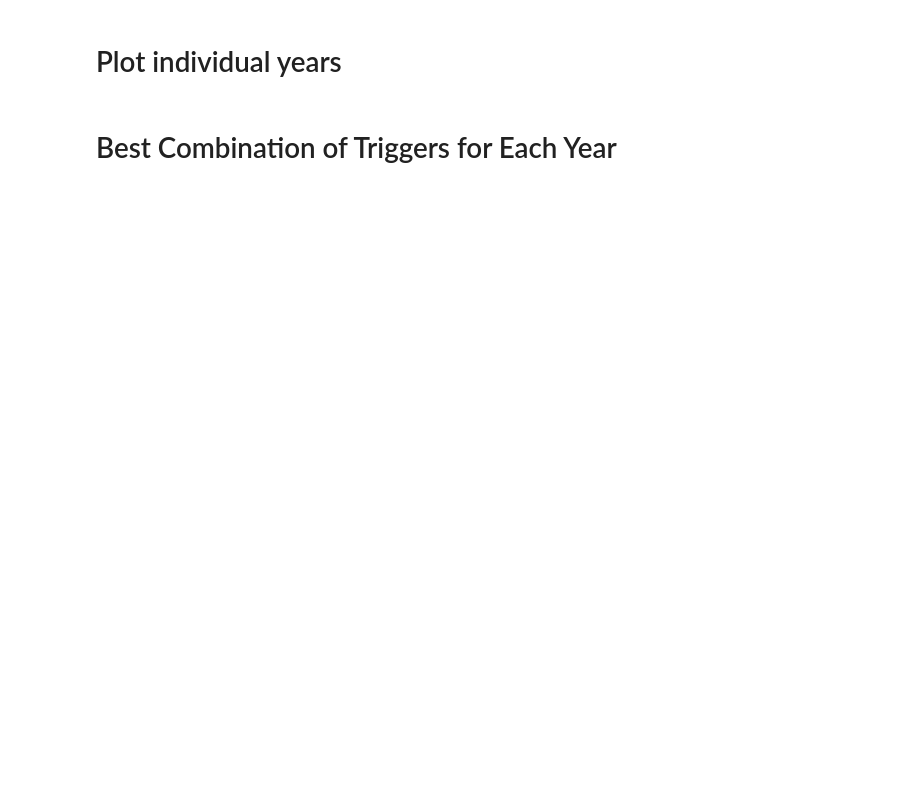
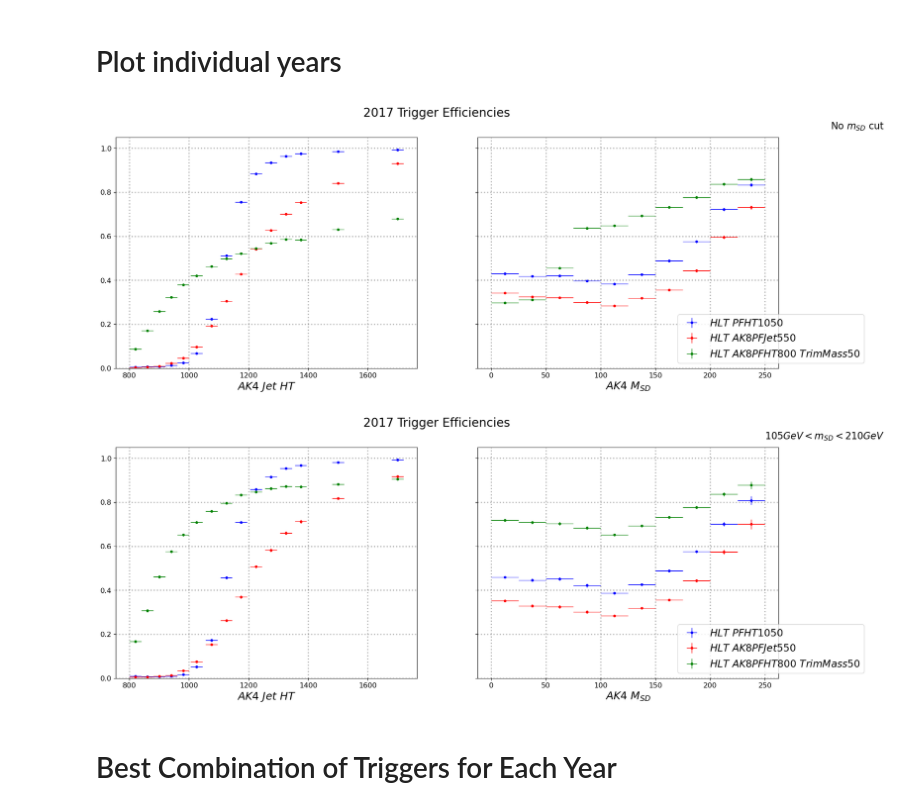
Before and after one commit to b2g-nano/TTbarAllHadUproot, a Jupyter notebook: TTbarResCoffea_TriggerAnalysis.ipynb, the cells around one changed output. Saved outputs shown, nothing was run; the diff lists cells and outputs as text; code cells hidden in the pictures; blank space fills up the shorter version.

```diff
--- a/TTbarResCoffea_TriggerAnalysis.ipynb
+++ b/TTbarResCoffea_TriggerAnalysis.ipynb
@@ -41,7 +41,7 @@ maindirectory = os.getcwd()
 Zoom = False
 Condition = False
 saveOn = False
-year = '2016'
+year = '2017'
 # %%
 for cat in ttagcats:
     #---- Histogram Window Config. ----#
@@ -123,37 +123,40 @@ for cat in ttagcats:
     ax.grid(axis="y", color="k", alpha=.3, linewidth=2, linestyle=":")
     bx.grid(axis="y", color="k", alpha=.3, linewidth=2, linestyle=":")
 
-    ax.set_ylim(bottom=0.1, top=1.05)
-    bx.set_ylim(bottom=0.1, top=1.05)
+    ax.set_ylim(bottom=0.0, top=1.05)
+    bx.set_ylim(bottom=0.0, top=1.05)
 
     if Zoom:
         ax.set_ylim(bottom=0.84, top=1.01)
         bx.set_ylim(bottom=0.84, top=1.01)
         ax.set_xlim(1200, 1400)
 
     Cat_legend_entry = None
     if cat == 0:
         Cat_legend_entry = "No $m_{SD}$ cut"
         fnc = '_noSD'
     else:
         Cat_legend_entry = "$105GeV < m_{SD} < 210GeV$"
         fnc = '_SD'
     leg2 = plt.text(1.35, 1.07, Cat_legend_entry,
                 fontsize=16,
                 horizontalalignment='right',
                 verticalalignment='top',
                 transform=bx.transAxes
                )
 
     if saveOn:
         SaveDirectory = f'{maindirectory}/TriggerAnalysisPlots/{year}/' # Directory where trigger analysis plots will be saved
         hpd.DoesDirectoryExist(SaveDirectory) # no need to create the directory several times if it exists already
         if Condition:
             filename = 'TriggerCombos' + fnc + zoom +'.png'
         else:
             filename = 'TriggerEffs' + fnc + zoom + '.png'
         plt.savefig(SaveDirectory+filename, bbox_inches="tight")
         print(SaveDirectory+filename)
+# %% [output]
+[figure, added]
+[figure, added]
 # %% [markdown]
 # Best Combination of Triggers for Each Year
 # %%
```
Also changed, not shown: parts of 1 cell of this notebook.
